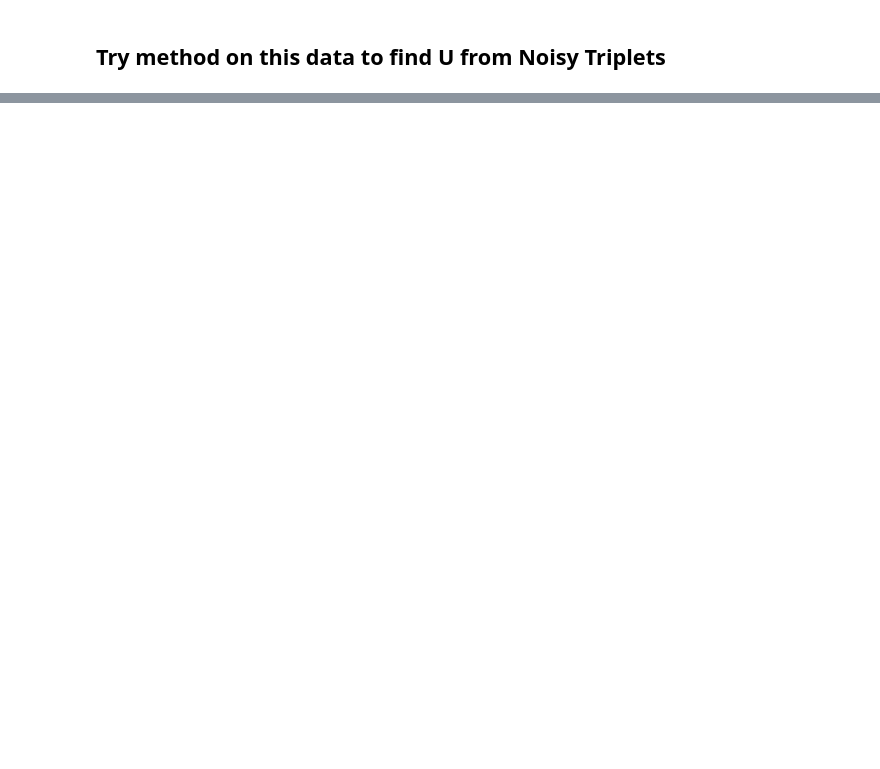
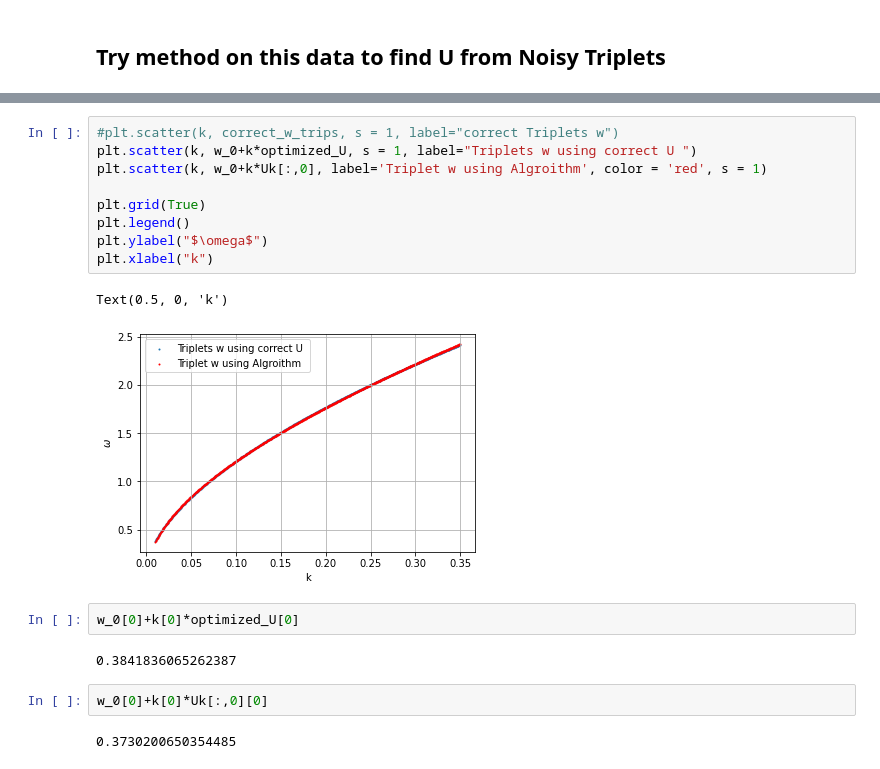
Before and after one commit to joeyanderson1/4th-Year-Thesis, a Jupyter notebook: Normalized Scalar Product Method.ipynb, the cells around one changed output, grey strips where cells are left out. Saved outputs shown, nothing was run; the diff lists cells and outputs as text; blank space fills up the shorter version.

```diff
--- a/Normalized Scalar Product Method.ipynb
+++ b/Normalized Scalar Product Method.ipynb
@@ -966,0 +982,20 @@ Text(0.5, 0, 'k')
+# %%
+#plt.scatter(k, correct_w_trips, s = 1, label="correct Triplets w")
+plt.scatter(k, w_0+k*optimized_U, s = 1, label="Triplets w using correct U ")
+plt.scatter(k, w_0+k*Uk[:,0], label='Triplet w using Algroithm', color = 'red', s = 1)
+
+plt.grid(True)
+plt.legend()
+plt.ylabel("$\omega$")
+plt.xlabel("k")
+# %% [output]
+Text(0.5, 0, 'k')
+[figure, added]
+# %%
+w_0[0]+k[0]*optimized_U[0]
+# %% [output]
+0.3841836065262387
+# %%
+w_0[0]+k[0]*Uk[:,0][0]
+# %% [output]
+0.3730200650354485
```
Also changed, not shown: parts of 42 cells of this notebook.
